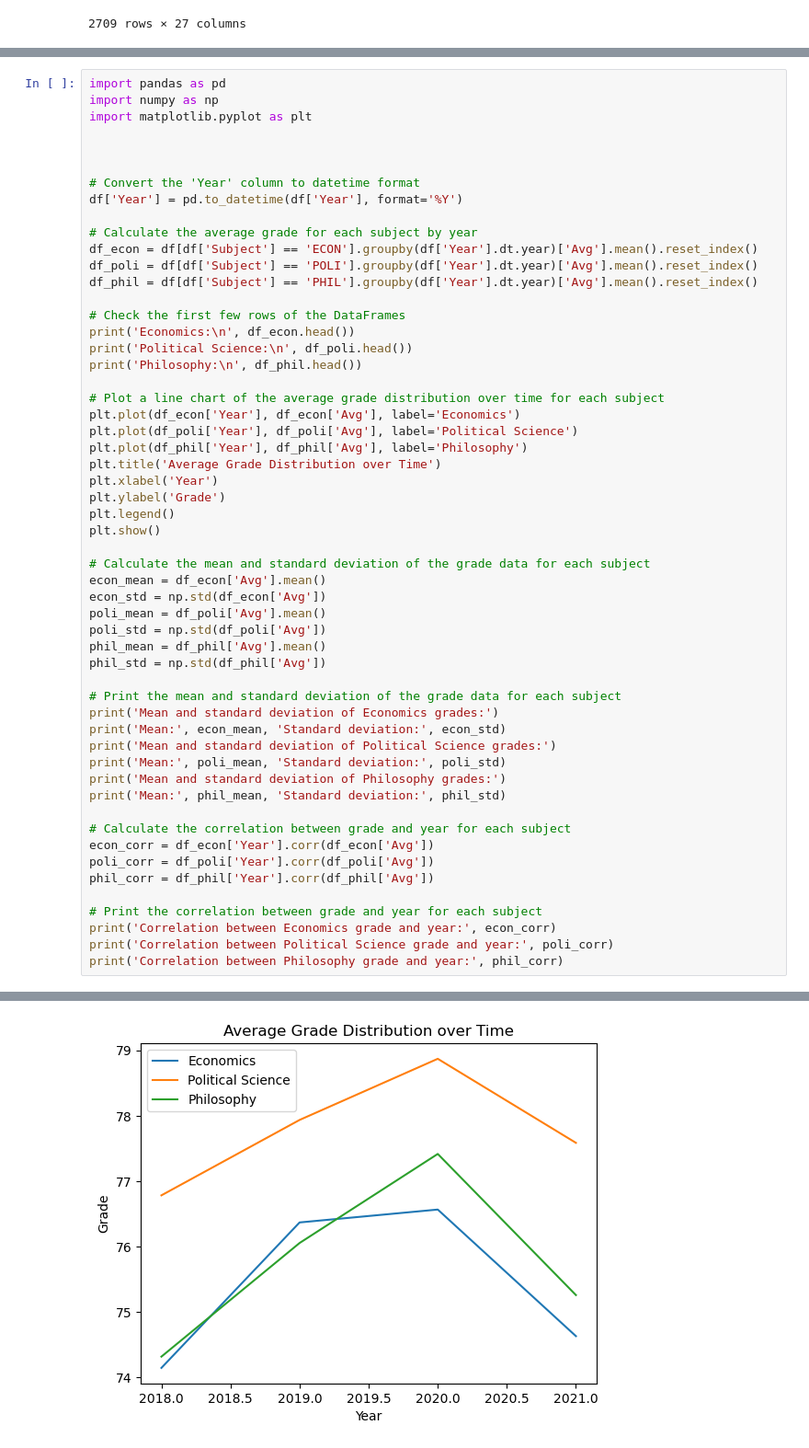
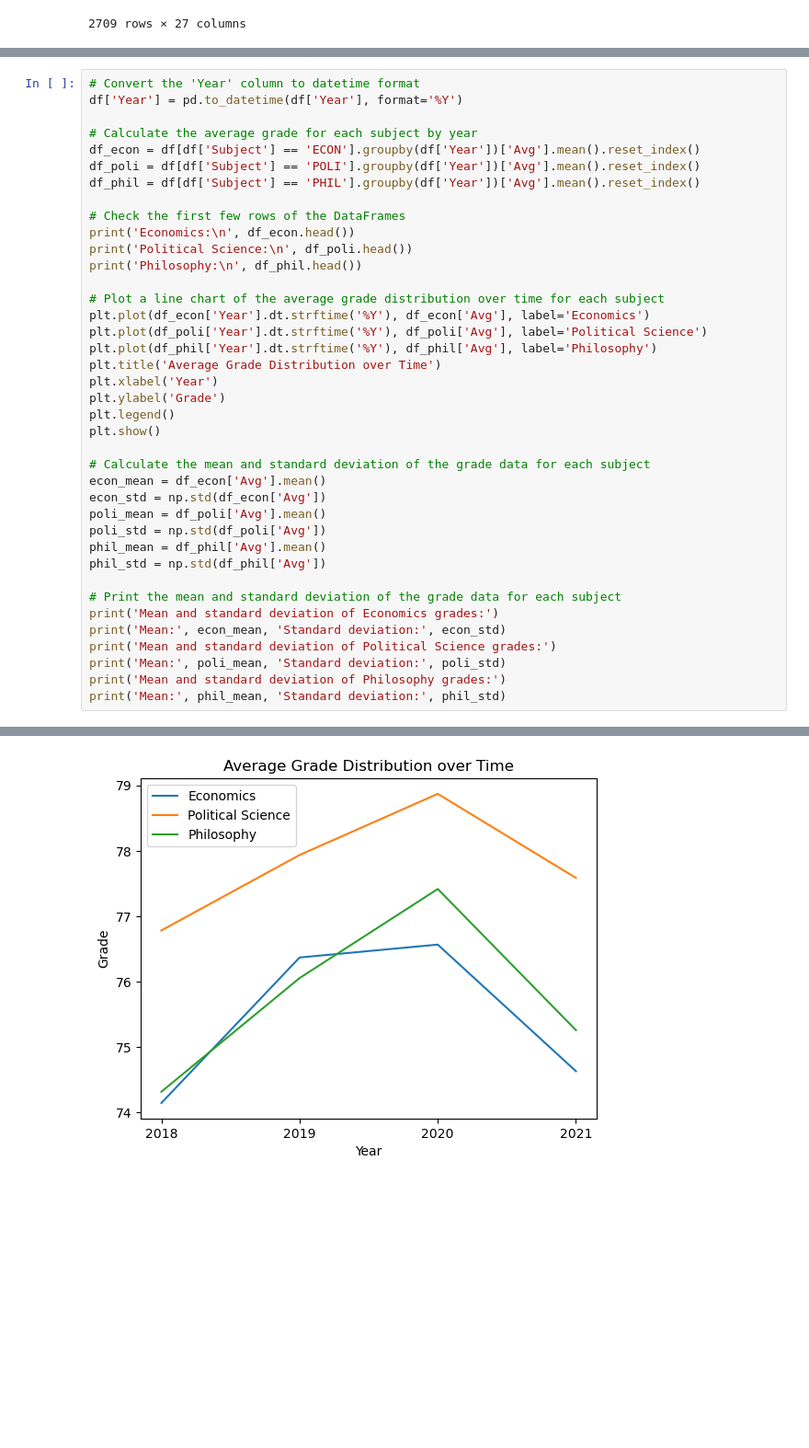
Before and after one commit to ubco-W2022T2-data301/project-group-group03, a Jupyter notebook: analysis/analysis2.ipynb, the cells around one changed output, grey strips where cells are left out. Shown at 92% size. Drawn from its saved outputs; the diff is of its cells as text; blank space fills up the shorter version.

```diff
--- a/analysis/analysis2.ipynb
+++ b/analysis/analysis2.ipynb
@@ -49,17 +84,11 @@ plt.show()
 # %%
-import pandas as pd
-import numpy as np
-import matplotlib.pyplot as plt
-
-
-
 # Convert the 'Year' column to datetime format
 df['Year'] = pd.to_datetime(df['Year'], format='%Y')
 
 # Calculate the average grade for each subject by year
-df_econ = df[df['Subject'] == 'ECON'].groupby(df['Year'].dt.year)['Avg'].mean().reset_index()
-df_poli = df[df['Subject'] == 'POLI'].groupby(df['Year'].dt.year)['Avg'].mean().reset_index()
-df_phil = df[df['Subject'] == 'PHIL'].groupby(df['Year'].dt.year)['Avg'].mean().reset_index()
+df_econ = df[df['Subject'] == 'ECON'].groupby(df['Year'])['Avg'].mean().reset_index()
+df_poli = df[df['Subject'] == 'POLI'].groupby(df['Year'])['Avg'].mean().reset_index()
+df_phil = df[df['Subject'] == 'PHIL'].groupby(df['Year'])['Avg'].mean().reset_index()
 
 # Check the first few rows of the DataFrames
 print('Economics:\n', df_econ.head())
@@ -67,9 +96,9 @@ print('Political Science:\n', df_poli.head())
 print('Philosophy:\n', df_phil.head())
 
 # Plot a line chart of the average grade distribution over time for each subject
-plt.plot(df_econ['Year'], df_econ['Avg'], label='Economics')
-plt.plot(df_poli['Year'], df_poli['Avg'], label='Political Science')
-plt.plot(df_phil['Year'], df_phil['Avg'], label='Philosophy')
+plt.plot(df_econ['Year'].dt.strftime('%Y'), df_econ['Avg'], label='Economics')
+plt.plot(df_poli['Year'].dt.strftime('%Y'), df_poli['Avg'], label='Political Science')
+plt.plot(df_phil['Year'].dt.strftime('%Y'), df_phil['Avg'], label='Philosophy')
 plt.title('Average Grade Distribution over Time')
 plt.xlabel('Year')
 plt.ylabel('Grade')
@@ -91,15 +120,5 @@ print('Mean and standard deviation of Political Science grades:')
 print('Mean:', poli_mean, 'Standard deviation:', poli_std)
 print('Mean and standard deviation of Philosophy grades:')
 print('Mean:', phil_mean, 'Standard deviation:', phil_std)
-
-# Calculate the correlation between grade and year for each subject
-econ_corr = df_econ['Year'].corr(df_econ['Avg'])
-poli_corr = df_poli['Year'].corr(df_poli['Avg'])
-phil_corr = df_phil['Year'].corr(df_phil['Avg'])
-
-# Print the correlation between grade and year for each subject
-print('Correlation between Economics grade and year:', econ_corr)
-print('Correlation between Political Science grade and year:', poli_corr)
-print('Correlation between Philosophy grade and year:', phil_corr)
 # %% [output]
 Economics:
@@ -123,4 +142,4 @@ Philosophy:
-[figure, old version]
+[figure, new version]
 Mean and standard deviation of Economics grades:
 Mean: 75.42791444685042 Standard deviation: 1.056176286764455
 Mean and standard deviation of Political Science grades:
```
Also changed, not shown: parts of 3 cells of this notebook.
